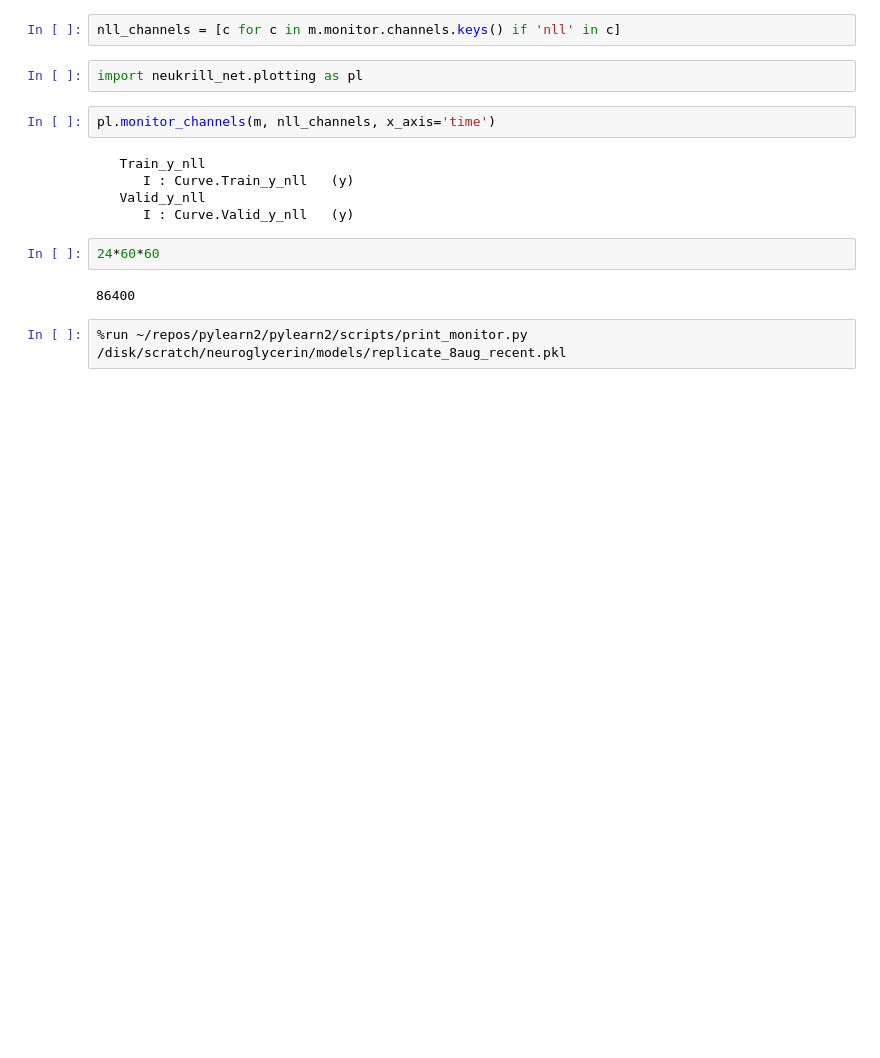
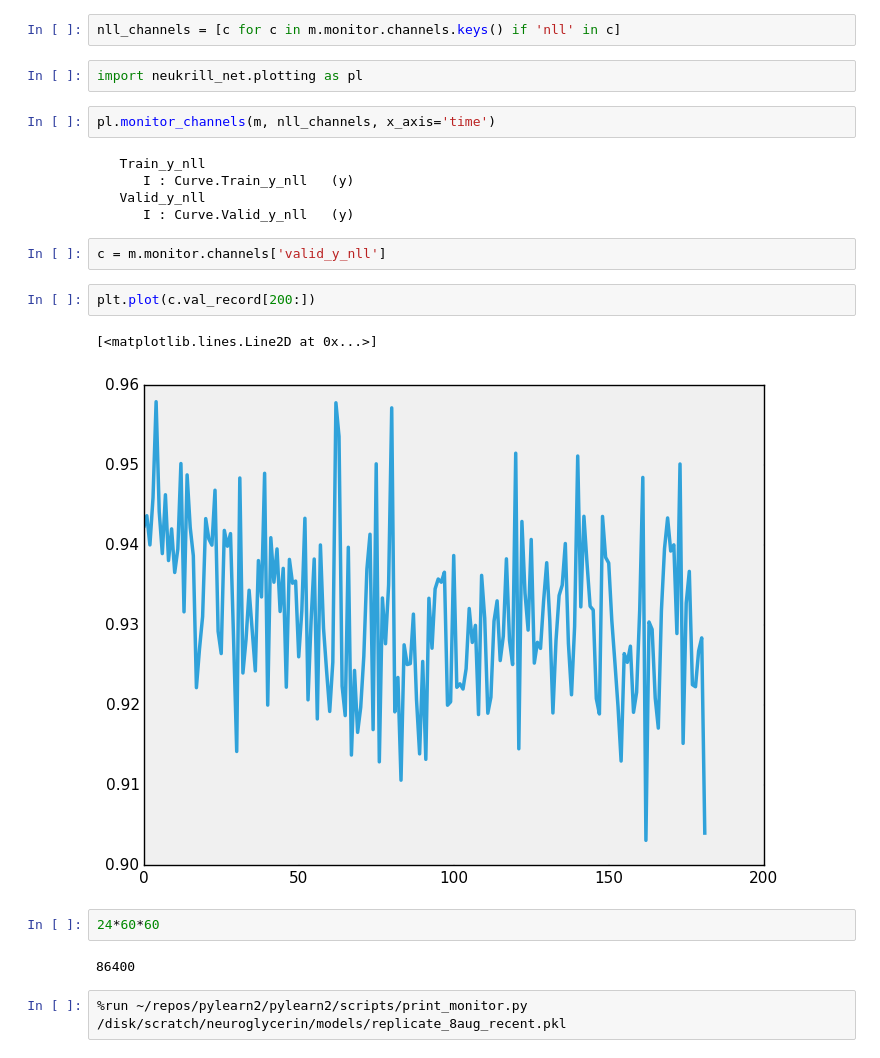
Before and after one commit to Neuroglycerin/neukrill-net-work, a Jupyter notebook: notebooks/Old model checking.ipynb, the cells around one changed output. Cells and saved outputs as stored; diff of their text form; blank space fills up the shorter version.

```diff
--- a/notebooks/Old model checking.ipynb
+++ b/notebooks/Old model checking.ipynb
@@ -58,6 +58,13 @@ pl.monitor_channels(m, nll_channels, x_axis='time')
       I : Curve.Train_y_nll   (y)
    Valid_y_nll
       I : Curve.Valid_y_nll   (y)
+# %%
+c = m.monitor.channels['valid_y_nll']
+# %%
+plt.plot(c.val_record[200:])
+# %% [output]
+[<matplotlib.lines.Line2D at 0x...>]
+[figure, added]
 # %%
 24*60*60
 # %% [output]
```
Also changed, not shown: parts of 8 cells of this notebook.
